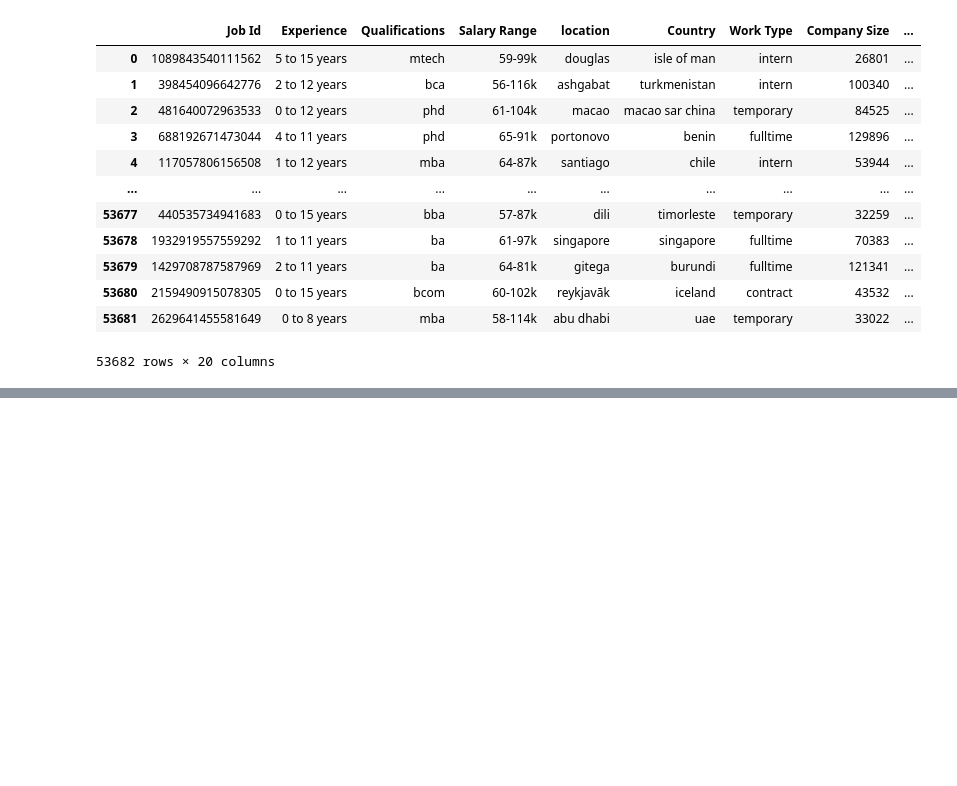
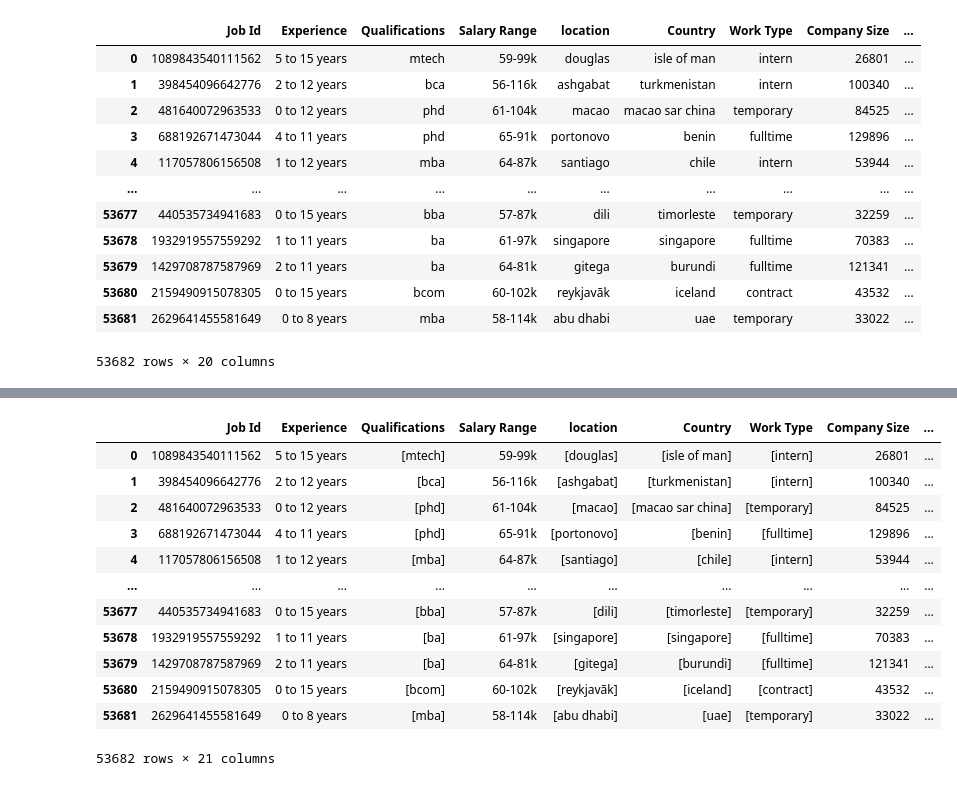
Before and after one commit to Desmo-nd/Job-Matching-ML, a Jupyter notebook: ML/portal.ipynb, the cells around one changed output, grey strips where cells are left out. Drawn from its saved outputs; the diff is of its cells as text; code cells hidden in the pictures; blank space fills up the shorter version.

```diff
--- a/ML/portal.ipynb
+++ b/ML/portal.ipynb
@@ -224 +242,42 @@ display(cleaned_dataset)
+# %%
+
+# toknizing the skills using the custom spacy
+import spacy
+
+nlp = spacy.load("custom_ner_model")
+
+dataset = tokenizing_frame.to_dict(orient="records")
+
+text_column = "skills"
+
+for row in dataset:
+
+    text = row[text_column]
+
+    doc = nlp(text.lower())
+
+    identified_skills = [ent.text for ent in doc.ents if
+    ent.label_ == "SKILL"]
+
+
+    row["tokenized_skills"] = identified_skills
+
+tokenizing_frame = pd.DataFrame(dataset)
+
+
+display(tokenizing_frame)
+# %% [output]
+|  | Job Id | Experience | Qualifications | Salary Range | location | Country | Work Type | Company Size | ... |
+| 0 | 1089843540111562 | 5 to 15 years | [mtech] | 59-99k | [douglas] | [isle of man] | [intern] | 26801 | ... |
+| 1 | 398454096642776 | 2 to 12 years | [bca] | 56-116k | [ashgabat] | [turkmenistan] | [intern] | 100340 | ... |
+| 2 | 481640072963533 | 0 to 12 years | [phd] | 61-104k | [macao] | [macao sar china] | [temporary] | 84525 | ... |
+| 3 | 688192671473044 | 4 to 11 years | [phd] | 65-91k | [portonovo] | [benin] | [fulltime] | 129896 | ... |
+| 4 | 117057806156508 | 1 to 12 years | [mba] | 64-87k | [santiago] | [chile] | [intern] | 53944 | ... |
+| ... | ... | ... | ... | ... | ... | ... | ... | ... | ... |
+| 53677 | 440535734941683 | 0 to 15 years | [bba] | 57-87k | [dili] | [timorleste] | [temporary] | 32259 | ... |
+| 53678 | 1932919557559292 | 1 to 11 years | [ba] | 61-97k | [singapore] | [singapore] | [fulltime] | 70383 | ... |
+| 53679 | 1429708787587969 | 2 to 11 years | [ba] | 64-81k | [gitega] | [burundi] | [fulltime] | 121341 | ... |
+| 53680 | 2159490915078305 | 0 to 15 years | [bcom] | 60-102k | [reykjavã­k] | [iceland] | [contract] | 43532 | ... |
+| 53681 | 2629641455581649 | 0 to 8 years | [mba] | 58-114k | [abu dhabi] | [uae] | [temporary] | 33022 | ... |
+53682 rows × 21 columns
 # %%
```
Also changed, not shown: parts of 5 cells of this notebook.
